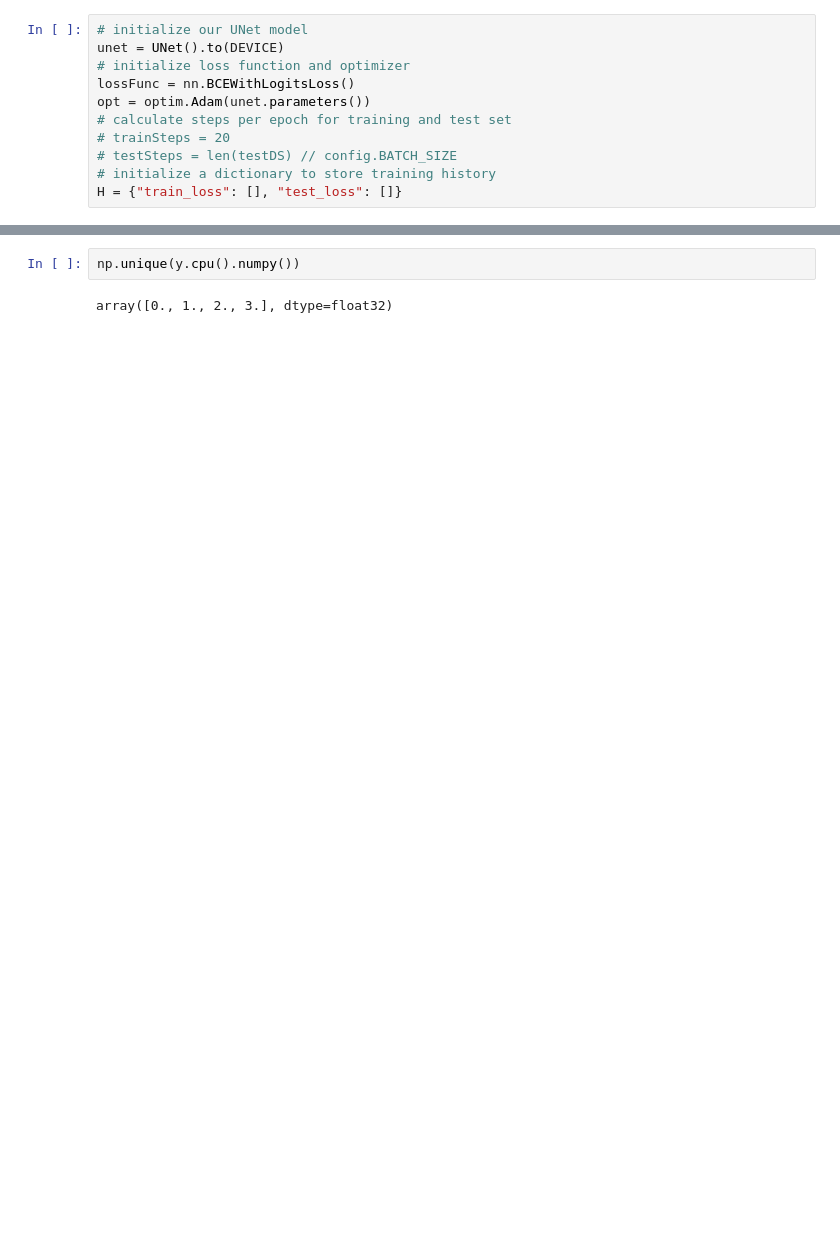
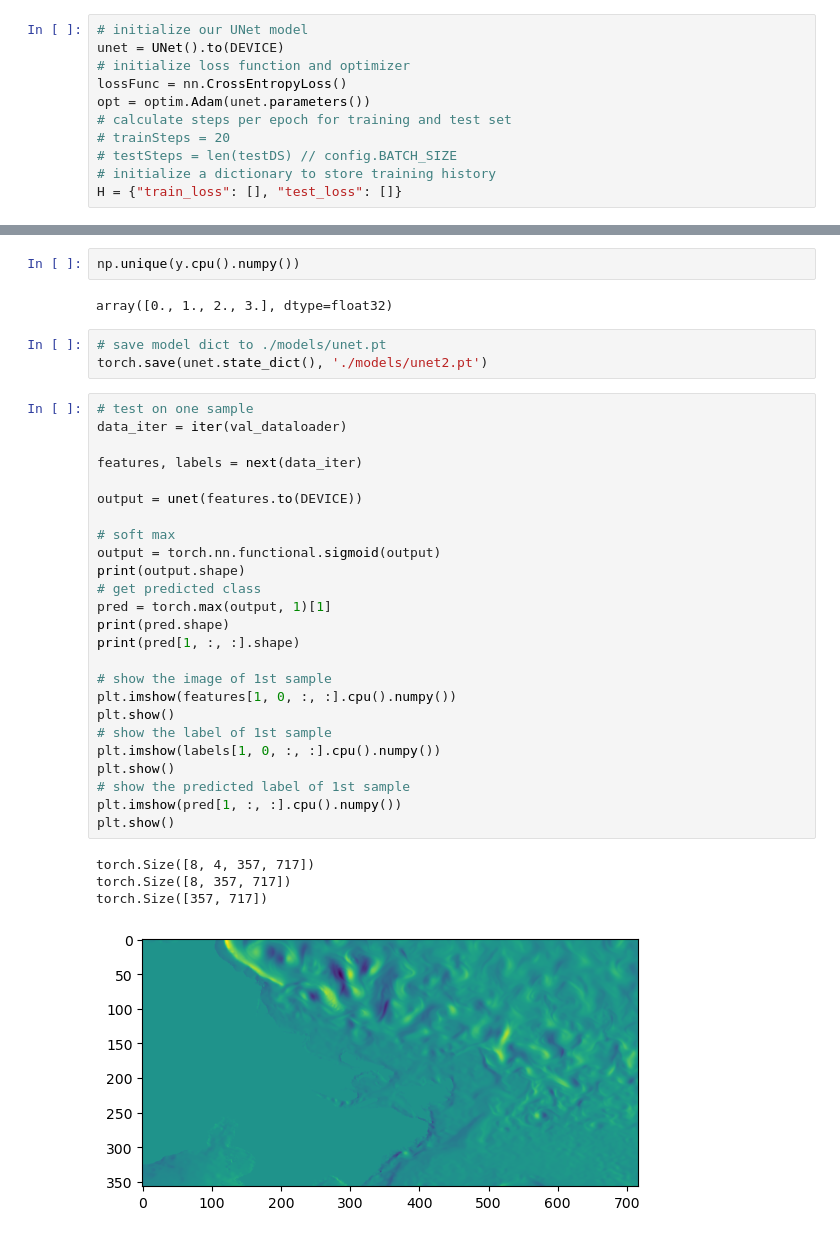
Before and after one commit to arthurlaquieze/hackathon-sdd, a Jupyter notebook: cnn_test1.ipynb, the cells around one changed output, grey strips where cells are left out. Cells and saved outputs as stored; diff of their text form; blank space fills up the shorter version.

Commit message:
add cnn test 2 with chad

```diff
--- a/cnn_test1.ipynb
+++ b/cnn_test1.ipynb
@@ -205,7 +205,7 @@ array([-2.409116 , -2.397963 , -2.3915386, ..., 31.039139 , 31.205057 ,
 # initialize our UNet model
 unet = UNet().to(DEVICE)
 # initialize loss function and optimizer
-lossFunc = nn.BCEWithLogitsLoss()
+lossFunc = nn.CrossEntropyLoss()
 opt = optim.Adam(unet.parameters())
 # calculate steps per epoch for training and test set
 # trainSteps = 20
@@ -285,3 +388,36 @@ for epoch in range(NUM_EPOCHS):
 np.unique(y.cpu().numpy())
 # %% [output]
 array([0., 1., 2., 3.], dtype=float32)
+# %%
+# save model dict to ./models/unet.pt
+torch.save(unet.state_dict(), './models/unet2.pt')
+# %%
+# test on one sample
+data_iter = iter(val_dataloader)
+
+features, labels = next(data_iter)
+
+output = unet(features.to(DEVICE))
+
+# soft max
+output = torch.nn.functional.sigmoid(output)
+print(output.shape)
+# get predicted class
+pred = torch.max(output, 1)[1]
+print(pred.shape)
+print(pred[1, :, :].shape)
+
+# show the image of 1st sample
+plt.imshow(features[1, 0, :, :].cpu().numpy())
+plt.show()
+# show the label of 1st sample
+plt.imshow(labels[1, 0, :, :].cpu().numpy())
+plt.show()
+# show the predicted label of 1st sample
+plt.imshow(pred[1, :, :].cpu().numpy())
+plt.show()
+# %% [output]
+torch.Size([8, 4, 357, 717])
+torch.Size([8, 357, 717])
+torch.Size([357, 717])
+[figure, added]
```
Also changed, not shown: parts of 3 cells of this notebook, 2 other files.
